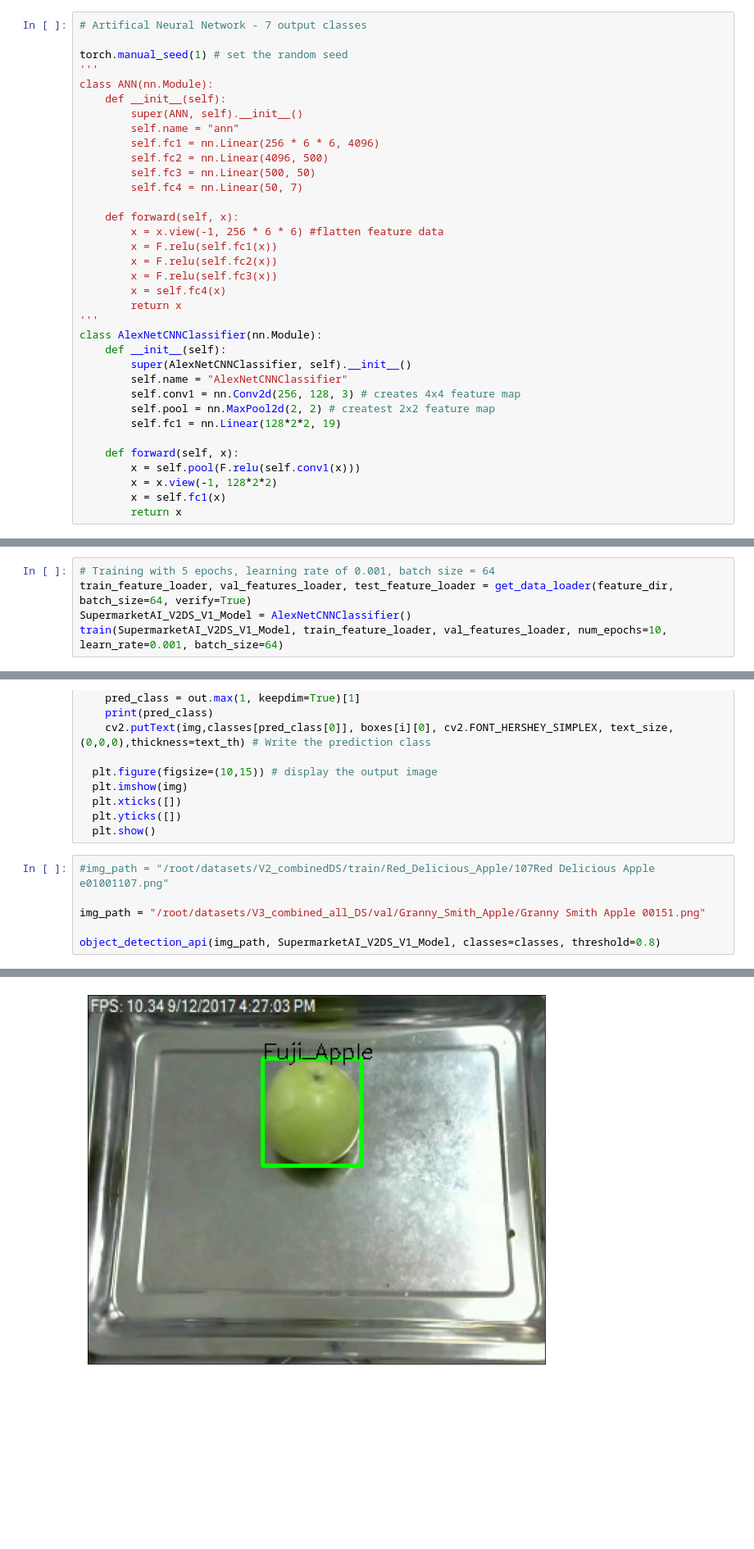
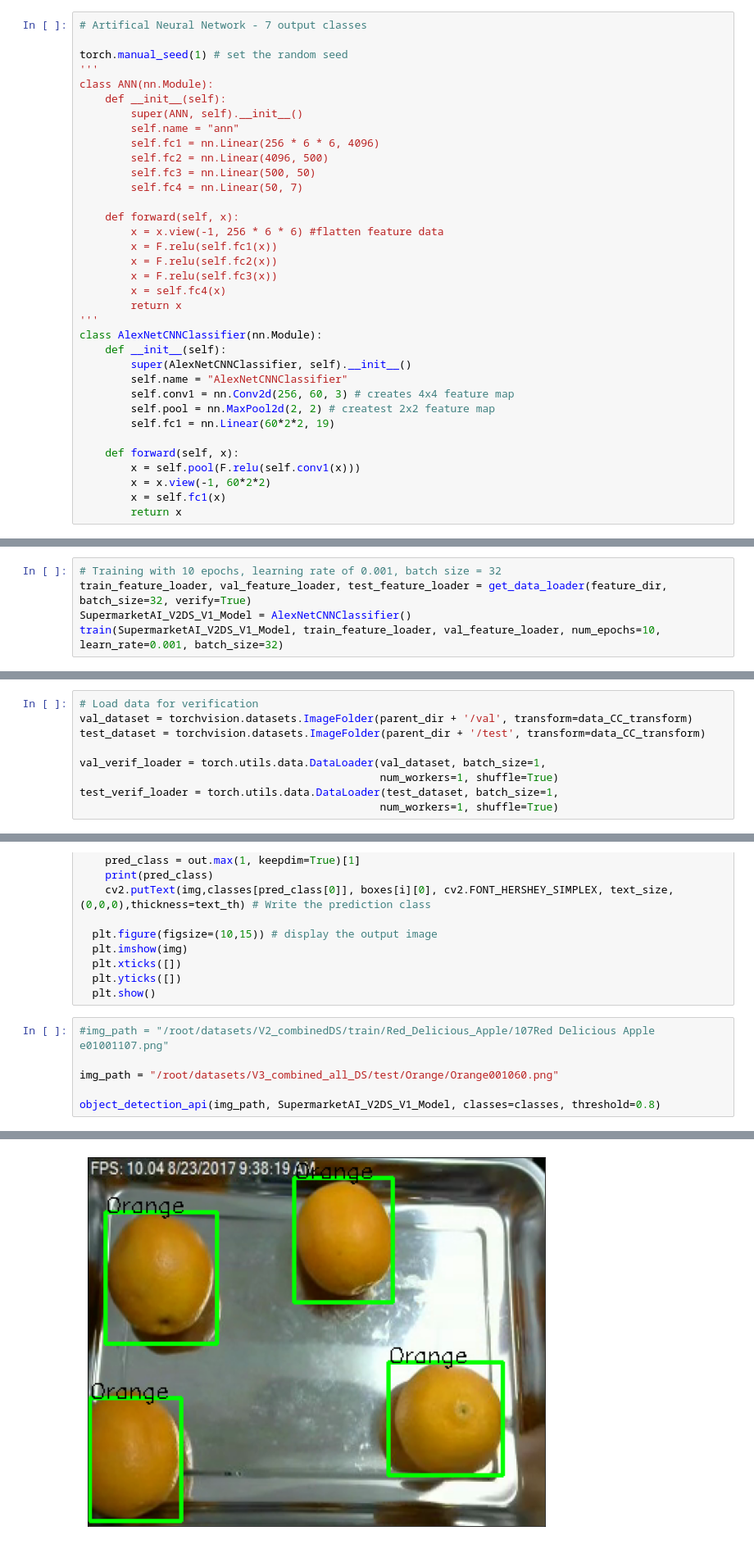
Before and after one commit to SupermarketAutomationAI/bounding_box, a Jupyter notebook: SupermarketAI_BoundingBox_V3.ipynb, the cells around one changed output, grey strips where cells are left out. Shown at 82% size. Saved outputs shown, nothing was run; the diff lists cells and outputs as text; blank space fills up the shorter version.

Commit message:
Fixed some places where useful code was removed in data loading

```diff
--- a/SupermarketAI_BoundingBox_V3.ipynb
+++ b/SupermarketAI_BoundingBox_V3.ipynb
@@ -413,13 +421,13 @@ class AlexNetCNNClassifier(nn.Module):
     def __init__(self):
         super(AlexNetCNNClassifier, self).__init__()
         self.name = "AlexNetCNNClassifier"
-        self.conv1 = nn.Conv2d(256, 128, 3) # creates 4x4 feature map
+        self.conv1 = nn.Conv2d(256, 60, 3) # creates 4x4 feature map
         self.pool = nn.MaxPool2d(2, 2) # createst 2x2 feature map
-        self.fc1 = nn.Linear(128*2*2, 19)
+        self.fc1 = nn.Linear(60*2*2, 19)
 
     def forward(self, x):
         x = self.pool(F.relu(self.conv1(x)))
-        x = x.view(-1, 128*2*2)
+        x = x.view(-1, 60*2*2)
         x = self.fc1(x)
         return x
 # %%
@@ -499,9 +507,9 @@ def get_accuracy(model, data_loader):
         total += imgs.shape[0]
     return correct / total
 # %%
-# Training with 5 epochs, learning rate of 0.001, batch size = 64
-train_feature_loader, val_features_loader, test_feature_loader = get_data_loader(feature_dir, batch_size=64, verify=True)
+# Training with 10 epochs, learning rate of 0.001, batch size = 32
+train_feature_loader, val_feature_loader, test_feature_loader = get_data_loader(feature_dir, batch_size=32, verify=True)
 SupermarketAI_V2DS_V1_Model = AlexNetCNNClassifier()
-train(SupermarketAI_V2DS_V1_Model, train_feature_loader, val_features_loader, num_epochs=10, learn_rate=0.001, batch_size=64)
+train(SupermarketAI_V2DS_V1_Model, train_feature_loader, val_feature_loader, num_epochs=10, learn_rate=0.001, batch_size=32)
 # %% [output]
 Training Shape:
@@ -528,5 +536,14 @@ Final validation accuracy: 87.18%
 # %% [markdown]
 # Verification of Model Quantitative Results
+# %%
+# Load data for verification
+val_dataset = torchvision.datasets.ImageFolder(parent_dir + '/val', transform=data_CC_transform)
+test_dataset = torchvision.datasets.ImageFolder(parent_dir + '/test', transform=data_CC_transform)
+
+val_verif_loader = torch.utils.data.DataLoader(val_dataset, batch_size=1,
+                                               num_workers=1, shuffle=True)
+test_verif_loader = torch.utils.data.DataLoader(test_dataset, batch_size=1,
+                                               num_workers=1, shuffle=True)
 # %%
 # Visualize some of the predicted data
 fig = plt.figure(figsize=(32, 4))
@@ -685,7 +717,7 @@ def object_detection_api(img_path, model, classes, threshold=0.5, rect_th=2, tex
 # %%
 #img_path = "/root/datasets/V2_combinedDS/train/Red_Delicious_Apple/107Red Delicious Apple e01001107.png"
 
-img_path = "/root/datasets/V3_combined_all_DS/val/Granny_Smith_Apple/Granny Smith Apple 00151.png"
+img_path = "/root/datasets/V3_combined_all_DS/test/Orange/Orange001060.png"
 
 object_detection_api(img_path, SupermarketAI_V2DS_V1_Model, classes=classes, threshold=0.8)
 # %% [output]
@@ -697 +744 @@ tensor([[2]])
-[figure, old version]
+[figure, new version]
```
Also changed, not shown: parts of 13 cells of this notebook.
